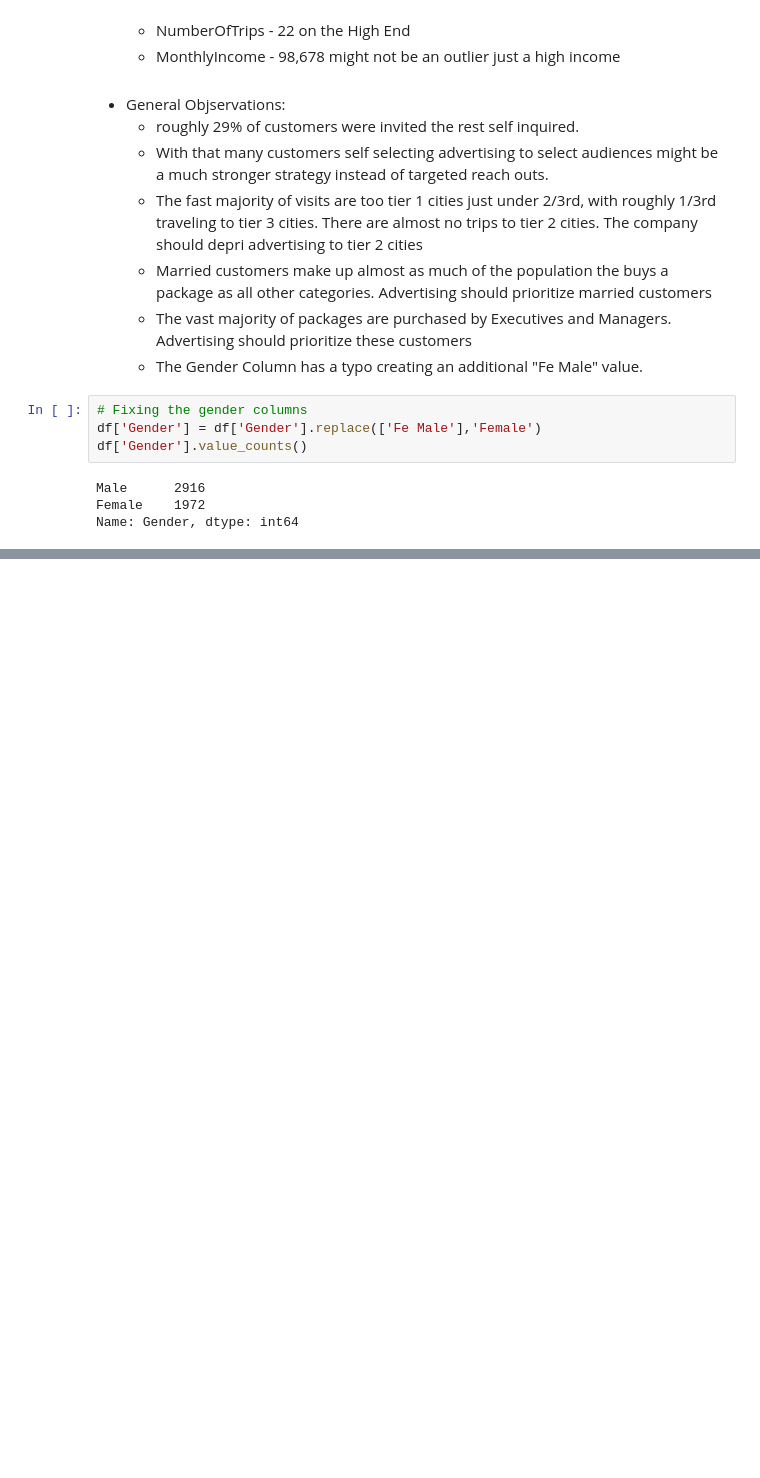
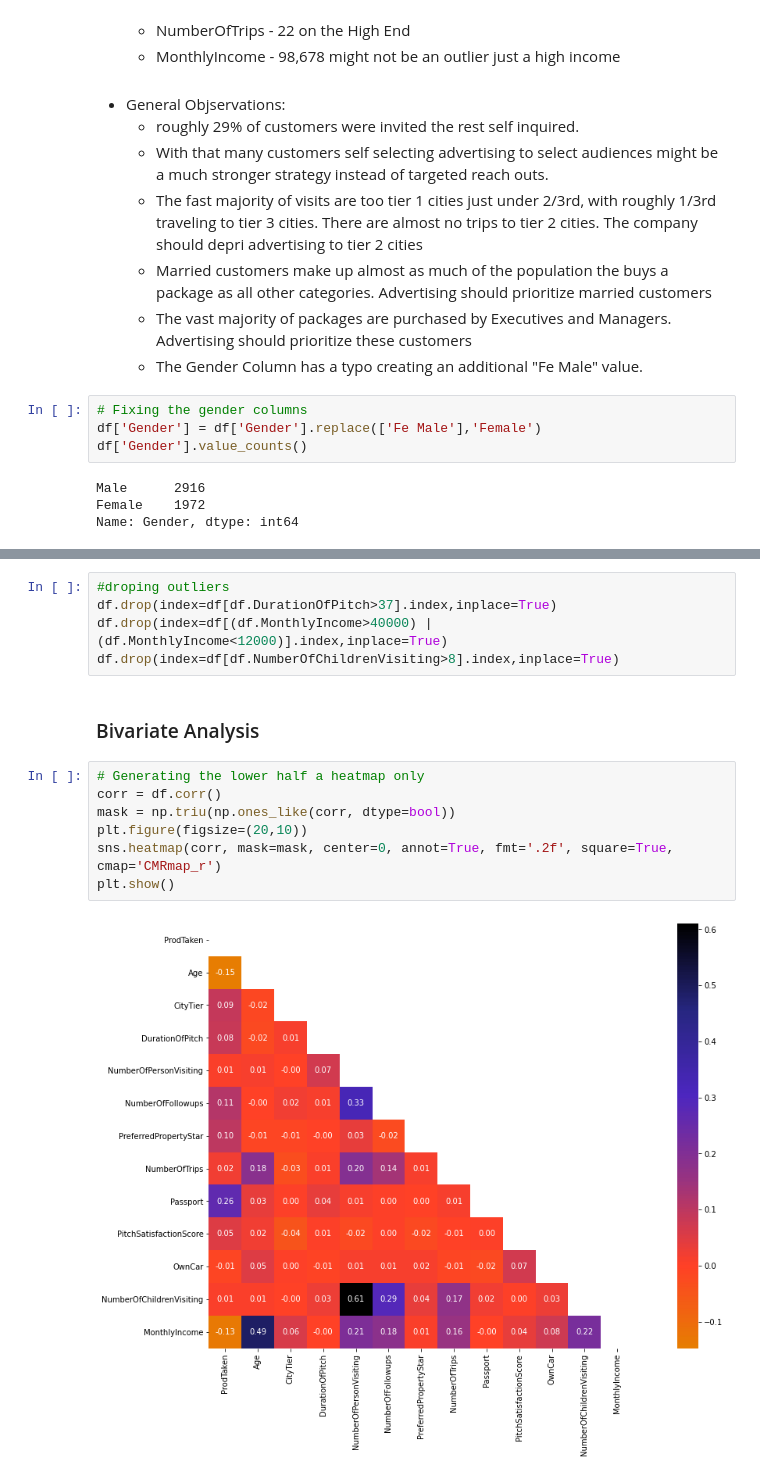
Before and after one commit to jarato123/AI-Class, a Jupyter notebook: Ensemble Techniques/ET Final Project/ET Final Project.ipynb, the cells around one changed output, grey strips where cells are left out. Cells and saved outputs as stored; diff of their text form; blank space fills up the shorter version.

```diff
--- a/Ensemble Techniques/ET Final Project/ET Final Project.ipynb
+++ b/Ensemble Techniques/ET Final Project/ET Final Project.ipynb
@@ -246,0 +396,16 @@ Name: Gender, dtype: int64
+# %%
+#droping outliers
+df.drop(index=df[df.DurationOfPitch>37].index,inplace=True)
+df.drop(index=df[(df.MonthlyIncome>40000) | (df.MonthlyIncome<12000)].index,inplace=True)
+df.drop(index=df[df.NumberOfChildrenVisiting>8].index,inplace=True)
+# %% [markdown]
+### Bivariate Analysis
+# %%
+# Generating the lower half a heatmap only
+corr = df.corr()
+mask = np.triu(np.ones_like(corr, dtype=bool))
+plt.figure(figsize=(20,10))
+sns.heatmap(corr, mask=mask, center=0, annot=True, fmt='.2f', square=True, cmap='CMRmap_r')
+plt.show()
+# %% [output]
+[figure, added]
```
Also changed, not shown: parts of 12 cells of this notebook, 1 other file.
